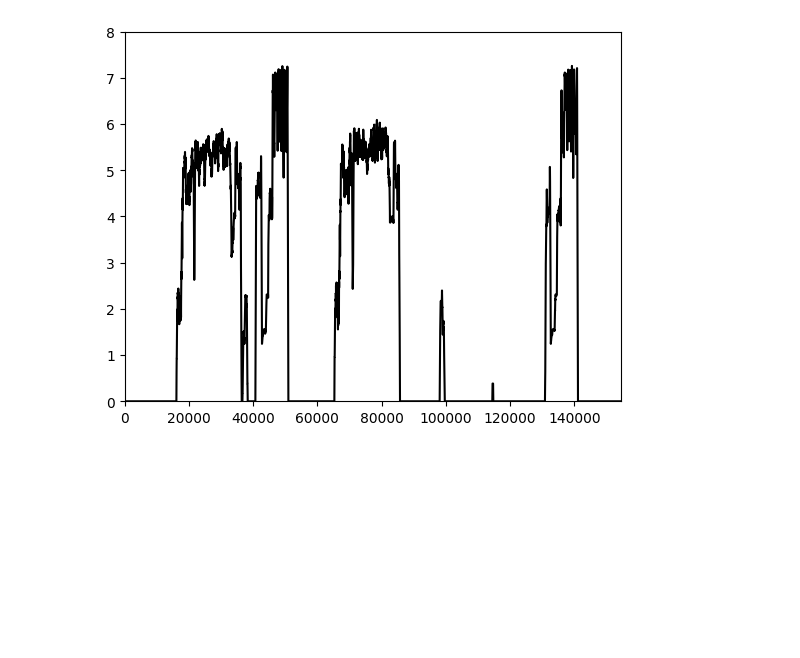
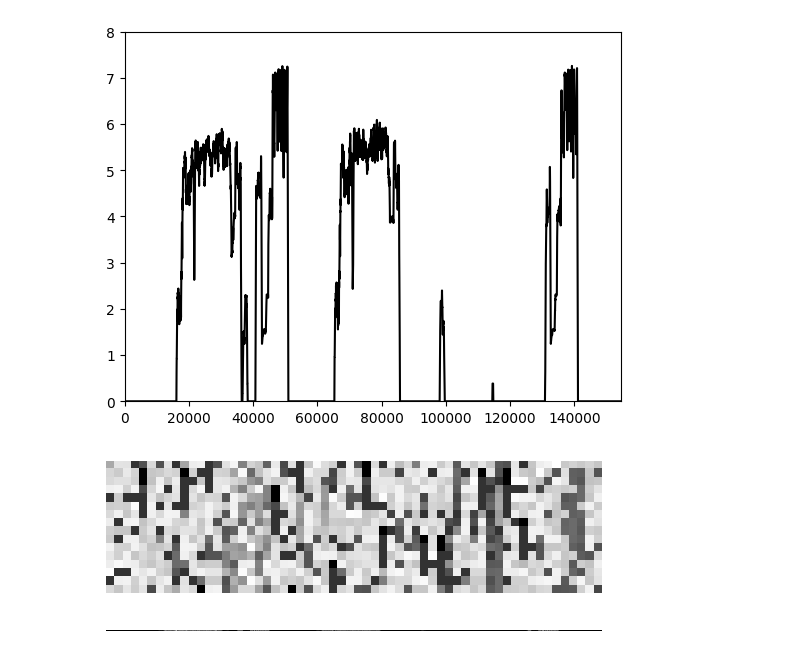
Before and after one commit to maton369/Python_Binary, a Jupyter notebook: chapter2/0.ipynb, the cells around one changed output. Drawn from its saved outputs; the diff is of its cells as text; code cells hidden in the pictures; blank space fills up the shorter version.

```diff
--- a/chapter2/0.ipynb
+++ b/chapter2/0.ipynb
@@ -317,3 +317,28 @@ entropy_256("../sample/README.md")
 entropy_256("/bin/ls")
 # %% [output]
 [figure]
+# %%
+import numpy as np
+import matplotlib.pyplot as plt
+
+
+def binary_to_grayscale_image(filepath, w=16):
+    with open(filepath, "rb") as f:
+        data = f.read()
+
+    data_array = np.frombuffer(data, dtype=np.uint8)
+    data_array = data_array[: data_array.shape[0] // w * w]
+
+    grayscale_image = data_array.reshape(data_array.shape[0] // w, w)
+
+    plt.imshow(grayscale_image.T, cmap="gray")
+    plt.axis("off")
+    plt.show()
+# %%
+binary_to_grayscale_image("../sample/README.md")
+# %% [output]
+[figure, added]
+# %%
+binary_to_grayscale_image("/bin/ls", 256)
+# %% [output]
+[figure, added]
```
